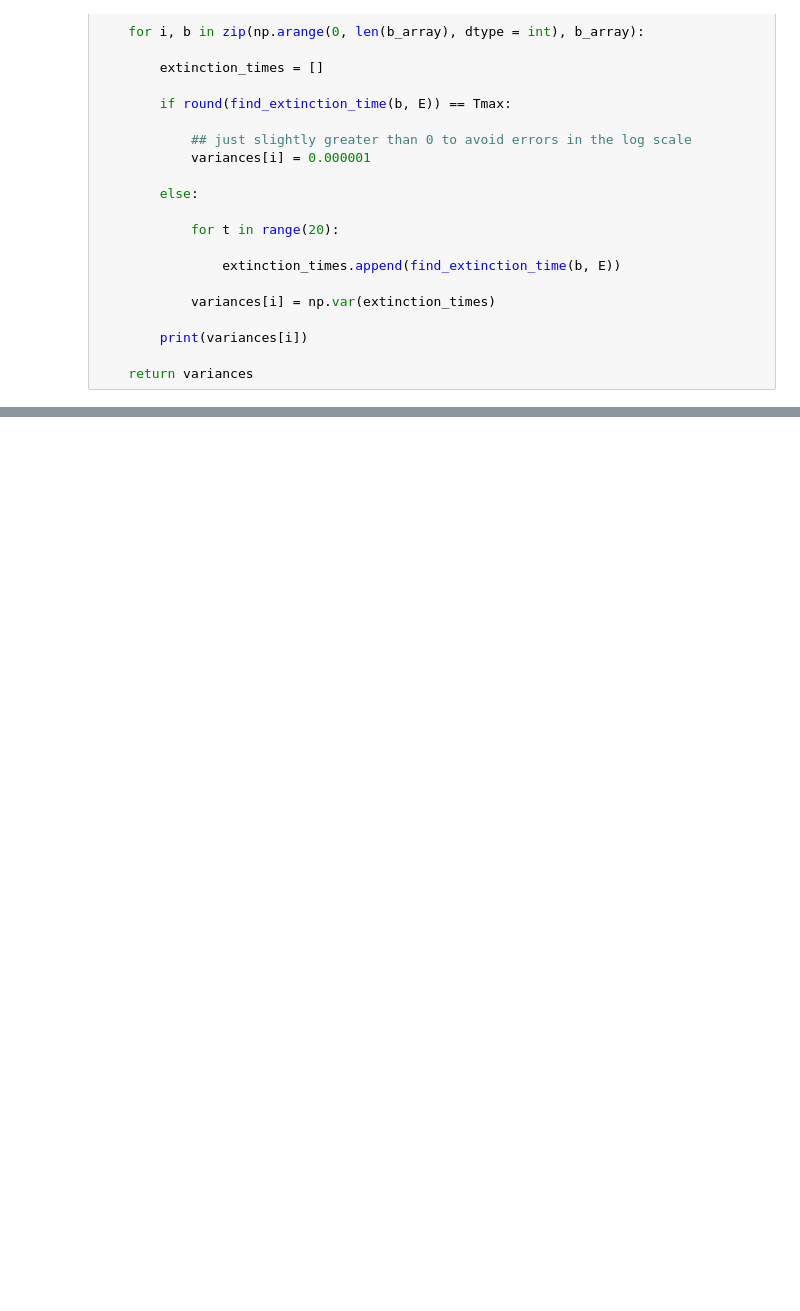
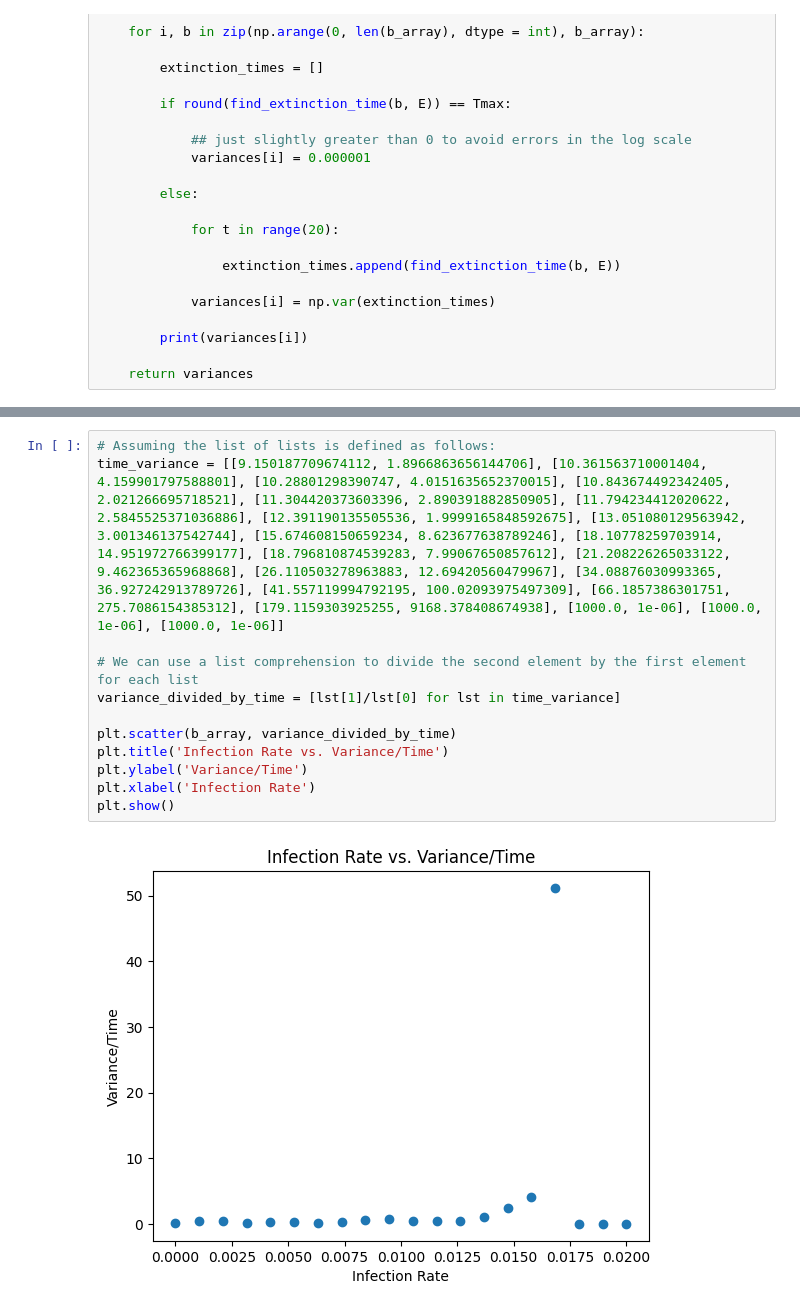
Before and after one commit to sharmashreya2002/iib_project, a Jupyter notebook: Extinction_Time_Simulation/variance_simulation.ipynb, the cells around one changed output, grey strips where cells are left out. Cells and saved outputs as stored; diff of their text form; blank space fills up the shorter version.

```diff
--- a/Extinction_Time_Simulation/variance_simulation.ipynb
+++ b/Extinction_Time_Simulation/variance_simulation.ipynb
@@ -143,0 +227,14 @@ plt.show()
+# %%
+# Assuming the list of lists is defined as follows:
+time_variance = [[9.150187709674112, 1.8966863656144706], [10.361563710001404, 4.159901797588801], [10.28801298390747, 4.0151635652370015], [10.843674492342405, 2.021266695718521], [11.304420373603396, 2.890391882850905], [11.794234412020622, 2.5845525371036886], [12.391190135505536, 1.9999165848592675], [13.051080129563942, 3.001346137542744], [15.674608150659234, 8.623677638789246], [18.10778259703914, 14.951972766399177], [18.796810874539283, 7.99067650857612], [21.208226265033122, 9.462365365968868], [26.110503278963883, 12.69420560479967], [34.08876030993365, 36.927242913789726], [41.557119994792195, 100.02093975497309], [66.1857386301751, 275.7086154385312], [179.1159303925255, 9168.378408674938], [1000.0, 1e-06], [1000.0, 1e-06], [1000.0, 1e-06]]
+
+# We can use a list comprehension to divide the second element by the first element for each list
+variance_divided_by_time = [lst[1]/lst[0] for lst in time_variance]
+
+plt.scatter(b_array, variance_divided_by_time)
+plt.title('Infection Rate vs. Variance/Time')
+plt.ylabel('Variance/Time')
+plt.xlabel('Infection Rate')
+plt.show()
+# %% [output]
+[figure, added]
```
Also changed, not shown: parts of 5 cells of this notebook, 2 other files.
